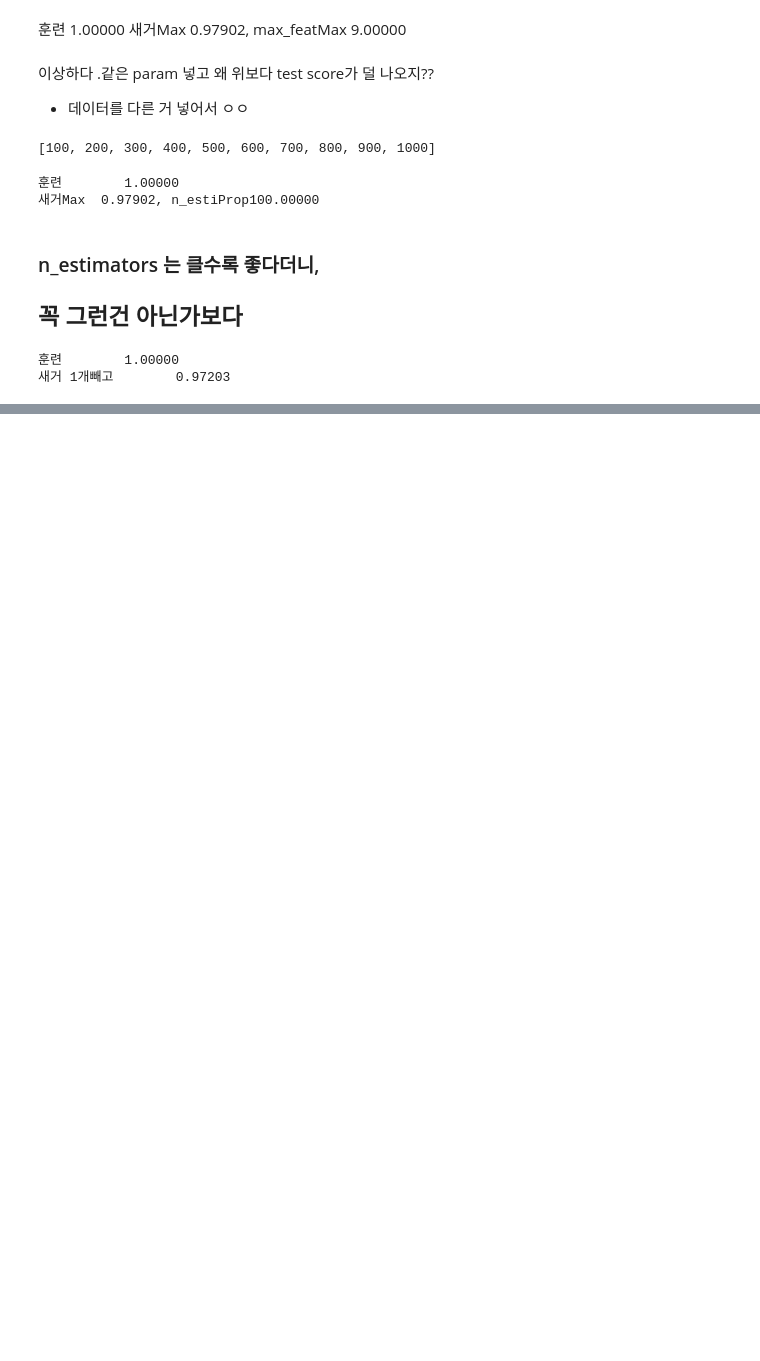
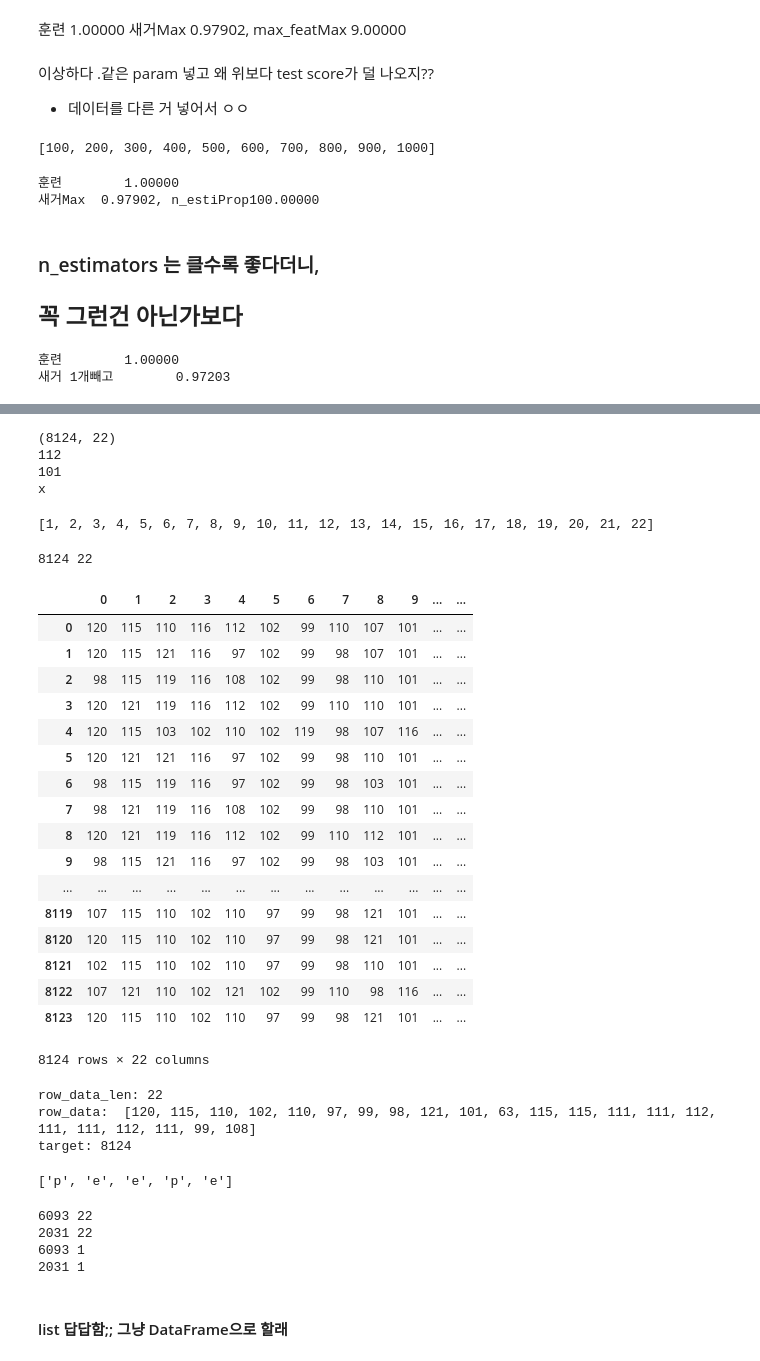
Before and after one commit to firstock/dataAnal_py_basic, a Jupyter notebook: machineLearning/tree_decision_random_gradient.ipynb, the cells around one changed output, grey strips where cells are left out. Drawn from its saved outputs; the diff is of its cells as text; code cells hidden in the pictures; blank space fills up the shorter version.

```diff
--- a/machineLearning/tree_decision_random_gradient.ipynb
+++ b/machineLearning/tree_decision_random_gradient.ipynb
@@ -364,0 +417,3 @@ print('새거 1개빼고%15.5f'%forest.score(X_test,y_test))
+# %%
+# 데이터 loading
+mr = pd.read_csv("mushroom.csv", header=None)
@@ -364,0 +443,13 @@ print('새거 1개빼고%15.5f'%forest.score(X_test,y_test))
+# %%
+# 한 줄이면 되는데, 왜..?  ## mr.iloc[:,1:].applymap(ord)
+
+# 데이터 내부의 기호를 숫자로 변환하기
+target = []
+data = []
+attr_list = []
+for row_index, row in mr.iterrows():
+    target.append(row.iloc[0])
+    row_data = []
+    for v in row.iloc[1:]:
+        row_data.append(ord(v))
+    data.append(row_data)
@@ -364,0 +476,17 @@ print('새거 1개빼고%15.5f'%forest.score(X_test,y_test))
+# %%
+mrOrd= mr.iloc[:,1:].applymap(ord)
+# print(mrOrd.shape)
+# mrOrd
+
+# print(ord('p'))
+# print(ord('e'))
+
+# print(chr(120))
+
+# [i for i in mrOrd.iloc[1:len(mrOrd),:]]
+# %% [output]
+(8124, 22)
+112
+101
+x
+[1, 2, 3, 4, 5, 6, 7, 8, 9, 10, 11, 12, 13, 14, 15, 16, 17, 18, 19, 20, 21, 22]
@@ -364,0 +495,33 @@ print('새거 1개빼고%15.5f'%forest.score(X_test,y_test))
+# %%
+print(len(data), len(data[0]))
+DataFrame(data)
+# %% [output]
+8124 22
+|  | 0 | 1 | 2 | 3 | 4 | 5 | 6 | 7 | 8 | 9 | ... | ... |
+| 0 | 120 | 115 | 110 | 116 | 112 | 102 | 99 | 110 | 107 | 101 | ... | ... |
+| 1 | 120 | 115 | 121 | 116 | 97 | 102 | 99 | 98 | 107 | 101 | ... | ... |
+| 2 | 98 | 115 | 119 | 116 | 108 | 102 | 99 | 98 | 110 | 101 | ... | ... |
+| 3 | 120 | 121 | 119 | 116 | 112 | 102 | 99 | 110 | 110 | 101 | ... | ... |
+| 4 | 120 | 115 | 103 | 102 | 110 | 102 | 119 | 98 | 107 | 116 | ... | ... |
+| 5 | 120 | 121 | 121 | 116 | 97 | 102 | 99 | 98 | 110 | 101 | ... | ... |
+| 6 | 98 | 115 | 119 | 116 | 97 | 102 | 99 | 98 | 103 | 101 | ... | ... |
+| 7 | 98 | 121 | 119 | 116 | 108 | 102 | 99 | 98 | 110 | 101 | ... | ... |
+| 8 | 120 | 121 | 119 | 116 | 112 | 102 | 99 | 110 | 112 | 101 | ... | ... |
+| 9 | 98 | 115 | 121 | 116 | 97 | 102 | 99 | 98 | 103 | 101 | ... | ... |
+| ... | ... | ... | ... | ... | ... | ... | ... | ... | ... | ... | ... | ... |
+| 8119 | 107 | 115 | 110 | 102 | 110 | 97 | 99 | 98 | 121 | 101 | ... | ... |
+| 8120 | 120 | 115 | 110 | 102 | 110 | 97 | 99 | 98 | 121 | 101 | ... | ... |
+| 8121 | 102 | 115 | 110 | 102 | 110 | 97 | 99 | 98 | 110 | 101 | ... | ... |
+| 8122 | 107 | 121 | 110 | 102 | 121 | 102 | 99 | 110 | 98 | 116 | ... | ... |
+| 8123 | 120 | 115 | 110 | 102 | 110 | 97 | 99 | 98 | 121 | 101 | ... | ... |
+8124 rows × 22 columns
+# %%
+print('row_data_len:',len(row_data))
+print('row_data: ',row_data)
+print('target:',len(target))
+target[:5] #열
+# %% [output]
+row_data_len: 22
+row_data:  [120, 115, 110, 102, 110, 97, 99, 98, 121, 101, 63, 115, 115, 111, 111, 112, 111, 111, 112, 111, 99, 108]
+target: 8124
+['p', 'e', 'e', 'p', 'e']
@@ -364,0 +531,12 @@ print('새거 1개빼고%15.5f'%forest.score(X_test,y_test))
+# %%
+print(len(X_train), len(X_train[0]))
+print(len(X_test), len(X_test[0]))
+print(len(y_train), len(y_train[0]))
+print(len(y_test), len(y_test[0]))
+# %% [output]
+6093 22
+2031 22
+6093 1
+2031 1
+# %% [markdown]
+#### list 답답함;; 그냥 DataFrame으로 할래
```
Also changed, not shown: parts of 32 cells of this notebook, 2 other files.
